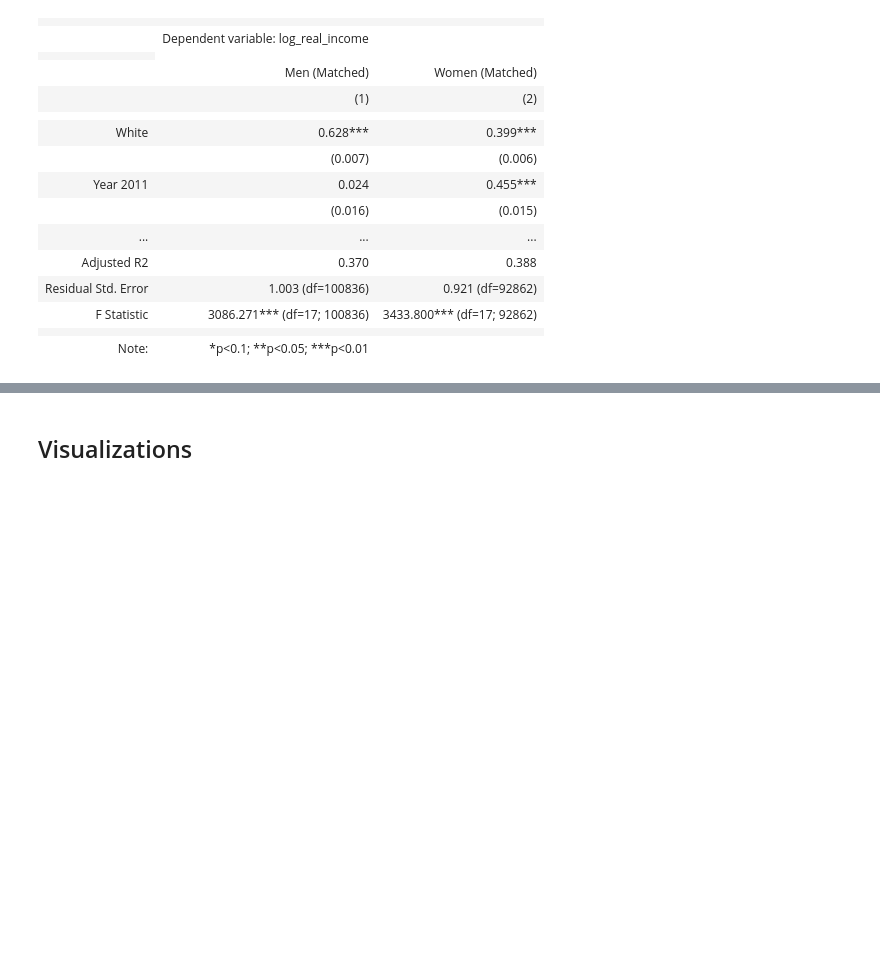
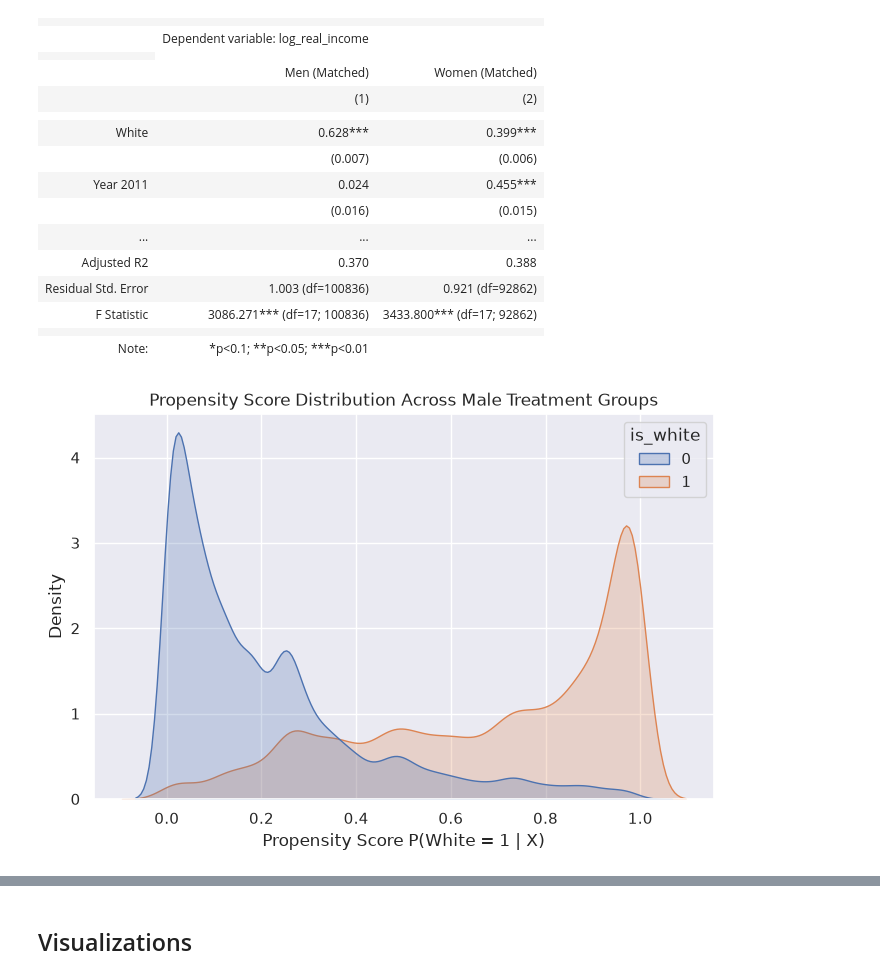
Before and after one commit to erinabruzzy/dsan5650_path1, a Jupyter notebook: apartheid.ipynb, the cells around one changed output, grey strips where cells are left out. Saved outputs shown, nothing was run; the diff lists cells and outputs as text; code cells hidden in the pictures; blank space fills up the shorter version.

```diff
--- a/apartheid.ipynb
+++ b/apartheid.ipynb
@@ -1026,27 +1033,26 @@ df_pooled = pd.concat([df_2001[core_cols], df_2011[core_cols]], ignore_index=Tru
 df_pooled = df_pooled.dropna().copy()
 df_pooled = df_pooled[~df_pooled['province_birth'].isin(['Unspecified', 'Do Not Know'])].copy()
 # %%
-# OLS by gender
-def run_psm_ols_by_gender(df_sub, gender_label):
-    # propensity score estimation
+# define function
+def run_psm_ols_by_gender(df_input, gender_label):
+    # copy the dataframe
+    df_sub = df_input.copy()
+
+    # fit logit & predict scores
     ps_formula = (
         "is_white ~ yob_centered + I(yob_centered ** 2) + edu_years + "
         "is_employed + is_urban + C(province_birth) + year_2011"
     )
-
     logit_model = smf.logit(formula=ps_formula, data=df_sub).fit(disp=False)
 
-    # predict propensity scores & convert to logit scale
     df_sub['propensity_score'] = logit_model.predict(df_sub)
-
-    # avoid log(0) or division by zero issues
     eps = 1e-6
     ps_bounded = np.clip(df_sub['propensity_score'], eps, 1 - eps)
     df_sub['ps_logit'] = np.log(ps_bounded / (1 - ps_bounded))
 
-    # nearest-neighbor
-    treatment = df_sub[df_sub['is_white'] == 1].copy()
-    control = df_sub[df_sub['is_white'] == 0].copy()
+    # matching on common support
+    treatment = df_sub[df_sub['is_white'] == 1]
+    control = df_sub[df_sub['is_white'] == 0]
 
     min_ps = max(treatment['ps_logit'].min(), control['ps_logit'].min())
     max_ps = min(treatment['ps_logit'].max(), control['ps_logit'].max())
@@ -1066,17 +1072,14 @@ def run_psm_ols_by_gender(df_sub, gender_label):
 
     matched_df = pd.concat([treatment_cs, df_common_support.loc[matched_control_indices]])
 
-    print(f"Original {gender_label} N: {len(df_sub)}")
-    print(f"Matched {gender_label} N:  {len(matched_df)} (Treatment: {len(treatment_cs)}, Control: {len(matched_control_indices)})")
-
-    # run OLS
+    # fit OLS
     ols_formula = (
         "log_real_income ~ is_white + year_2011 + (is_white * year_2011) + "
         "is_employed + edu_years + yob_centered + I(yob_centered ** 2) + "
         "is_urban + C(province_birth)"
     )
+    matched_ols = smf.ols(formula=ols_formula, data=matched_df).fit(cov_type='HC1')
 
-    matched_ols = smf.ols(formula=ols_formula, data=matched_df).fit(cov_type='HC1')
-    print(matched_ols.summary())
-    return matched_ols, matched_df
+    # return 3 items: OLS Model, Pre-Match DF (df_sub), and Post-Match DF (matched_df)
+    return matched_ols, df_sub, matched_df
 # %%
@@ -1104,4 +1089,4 @@ strong multicollinearity or other numerical problems.
 # %%
-# male
-df_men = df_pooled[df_pooled['is_male'] == 1].copy()
-ols_men, matched_men = run_psm_ols_by_gender(df_men, "Men")
+# males
+df_men_raw = df_pooled[df_pooled['is_male'] == 1].copy()
+ols_men, pre_match_men, matched_men = run_psm_ols_by_gender(df_men_raw, "Men")
@@ -1186,3 +1153,13 @@ dfi.export(
     'images/stargazer_propensity_ols.png',
     table_conversion='matplotlib'
 )
+# %%
+plt.figure(figsize=(8, 5))
+sns.kdeplot(data=pre_match_men, x='propensity_score', hue='is_white', common_norm=False, fill=True)
+plt.title('Propensity Score Distribution Across Male Treatment Groups')
+plt.xlabel('Propensity Score P(White = 1 | X)')
+plt.ylabel('Density')
+plt.savefig('images/male_support')
+plt.show()
+# %% [output]
+[figure, added]
```
Also changed, not shown: parts of 13 cells of this notebook, 5 other files.
